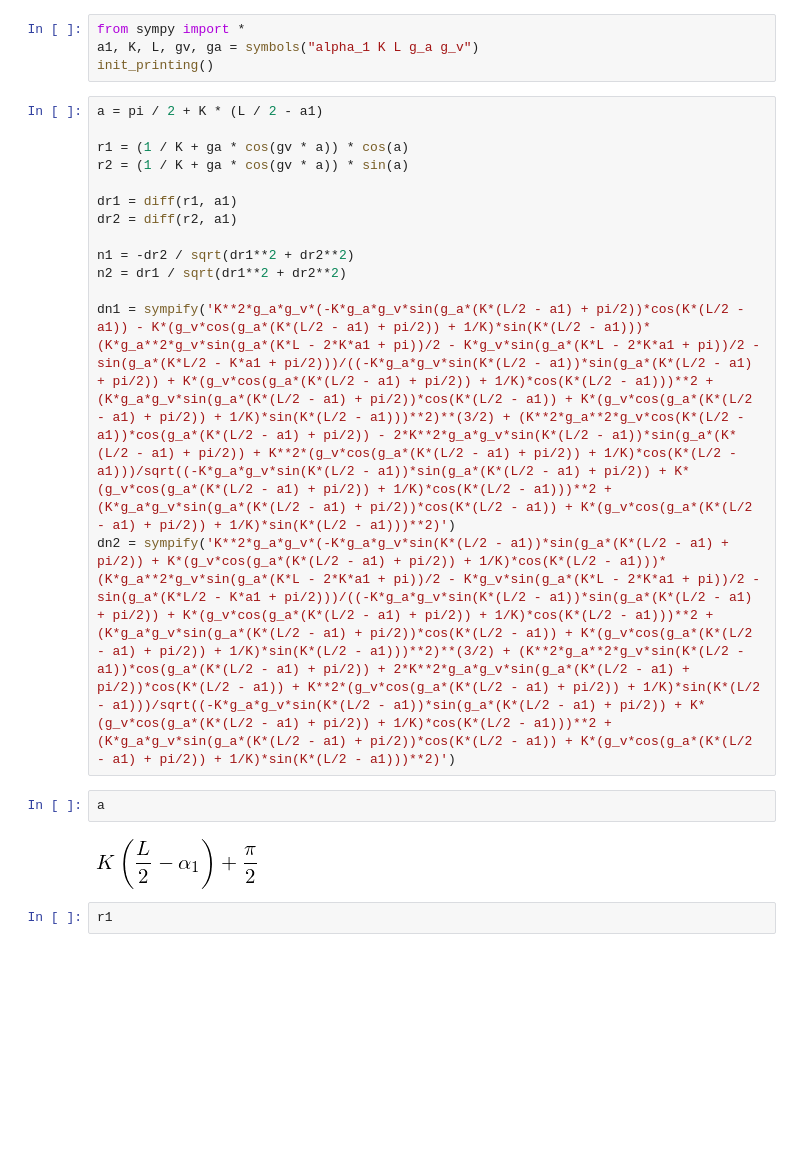
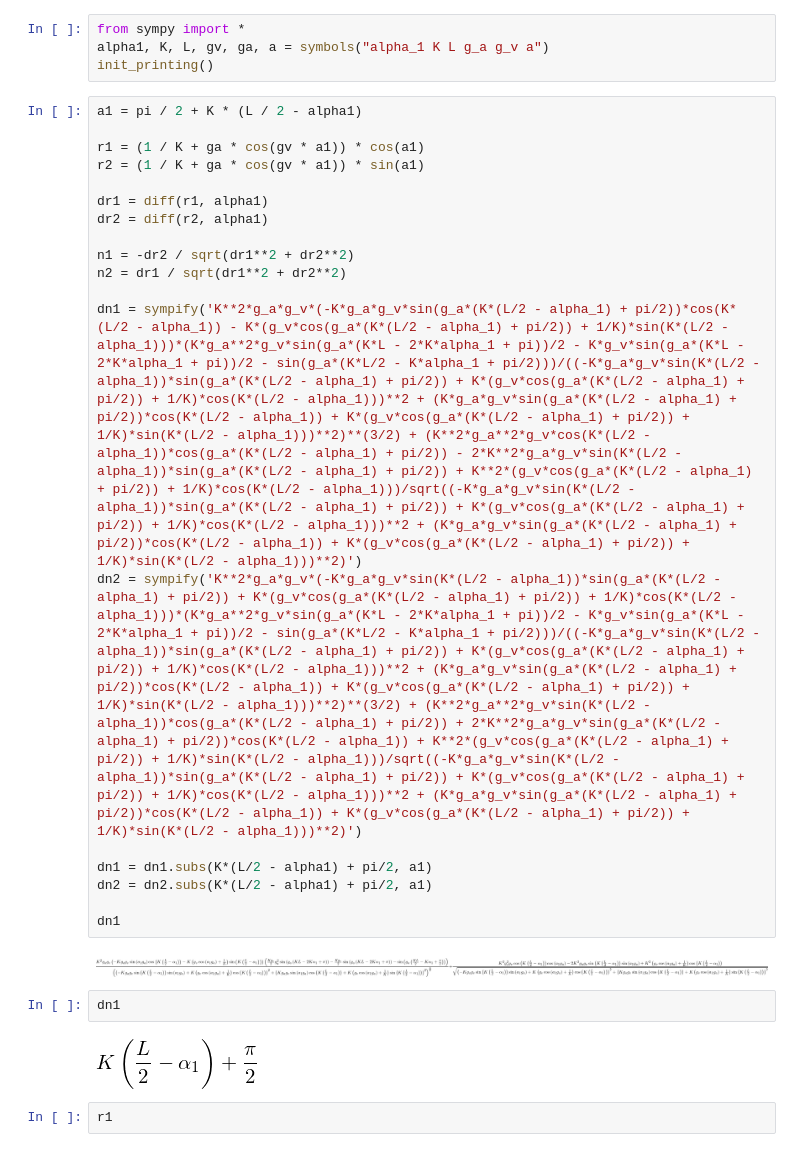
Before and after one commit to tarashor/vibrations, a Jupyter notebook: py2/New geometry.ipynb, the cells around one changed output. Cells and saved outputs as stored; diff of their text form; blank space fills up the shorter version.

Commit message:
renamed a1 to alpha1

```diff
--- a/py2/New geometry.ipynb
+++ b/py2/New geometry.ipynb
@@ -1,25 +1,32 @@
 # %%
 from sympy import *
-a1, K, L, gv, ga = symbols("alpha_1 K L g_a g_v")
+alpha1, K, L, gv, ga, a = symbols("alpha_1 K L g_a g_v a")
 init_printing()
 # %%
-a = pi / 2 + K * (L / 2 - a1)
+a1 = pi / 2 + K * (L / 2 - alpha1)
 
-r1 = (1 / K + ga * cos(gv * a)) * cos(a)
-r2 = (1 / K + ga * cos(gv * a)) * sin(a)
+r1 = (1 / K + ga * cos(gv * a1)) * cos(a1)
+r2 = (1 / K + ga * cos(gv * a1)) * sin(a1)
 
-dr1 = diff(r1, a1)
-dr2 = diff(r2, a1)
+dr1 = diff(r1, alpha1)
+dr2 = diff(r2, alpha1)
 
 n1 = -dr2 / sqrt(dr1**2 + dr2**2)
 n2 = dr1 / sqrt(dr1**2 + dr2**2)
 
-dn1 = sympify('K**2*g_a*g_v*(-K*g_a*g_v*sin(g_a*(K*(L/2 - a1) + pi/2))*cos(K*(L/2 - a1)) - K*(g_v*cos(g_a*(K*(L/2 - a1) + pi/2)) + 1/K)*sin(K*(L/2 - a1)))*(K*g_a**2*g_v*sin(g_a*(K*L - 2*K*a1 + pi))/2 - K*g_v*sin(g_a*(K*L - 2*K*a1 + pi))/2 - sin(g_a*(K*L/2 - K*a1 + pi/2)))/((-K*g_a*g_v*sin(K*(L/2 - a1))*sin(g_a*(K*(L/2 - a1) + pi/2)) + K*(g_v*cos(g_a*(K*(L/2 - a1) + pi/2)) + 1/K)*cos(K*(L/2 - a1)))**2 + (K*g_a*g_v*sin(g_a*(K*(L/2 - a1) + pi/2))*cos(K*(L/2 - a1)) + K*(g_v*cos(g_a*(K*(L/2 - a1) + pi/2)) + 1/K)*sin(K*(L/2 - a1)))**2)**(3/2) + (K**2*g_a**2*g_v*cos(K*(L/2 - a1))*cos(g_a*(K*(L/2 - a1) + pi/2)) - 2*K**2*g_a*g_v*sin(K*(L/2 - a1))*sin(g_a*(K*(L/2 - a1) + pi/2)) + K**2*(g_v*cos(g_a*(K*(L/2 - a1) + pi/2)) + 1/K)*cos(K*(L/2 - a1)))/sqrt((-K*g_a*g_v*sin(K*(L/2 - a1))*sin(g_a*(K*(L/2 - a1) + pi/2)) + K*(g_v*cos(g_a*(K*(L/2 - a1) + pi/2)) + 1/K)*cos(K*(L/2 - a1)))**2 + (K*g_a*g_v*sin(g_a*(K*(L/2 - a1) + pi/2))*cos(K*(L/2 - a1)) + K*(g_v*cos(g_a*(K*(L/2 - a1) + pi/2)) + 1/K)*sin(K*(L/2 - a1)))**2)')
-dn2 = sympify('K**2*g_a*g_v*(-K*g_a*g_v*sin(K*(L/2 - a1))*sin(g_a*(K*(L/2 - a1) + pi/2)) + K*(g_v*cos(g_a*(K*(L/2 - a1) + pi/2)) + 1/K)*cos(K*(L/2 - a1)))*(K*g_a**2*g_v*sin(g_a*(K*L - 2*K*a1 + pi))/2 - K*g_v*sin(g_a*(K*L - 2*K*a1 + pi))/2 - sin(g_a*(K*L/2 - K*a1 + pi/2)))/((-K*g_a*g_v*sin(K*(L/2 - a1))*sin(g_a*(K*(L/2 - a1) + pi/2)) + K*(g_v*cos(g_a*(K*(L/2 - a1) + pi/2)) + 1/K)*cos(K*(L/2 - a1)))**2 + (K*g_a*g_v*sin(g_a*(K*(L/2 - a1) + pi/2))*cos(K*(L/2 - a1)) + K*(g_v*cos(g_a*(K*(L/2 - a1) + pi/2)) + 1/K)*sin(K*(L/2 - a1)))**2)**(3/2) + (K**2*g_a**2*g_v*sin(K*(L/2 - a1))*cos(g_a*(K*(L/2 - a1) + pi/2)) + 2*K**2*g_a*g_v*sin(g_a*(K*(L/2 - a1) + pi/2))*cos(K*(L/2 - a1)) + K**2*(g_v*cos(g_a*(K*(L/2 - a1) + pi/2)) + 1/K)*sin(K*(L/2 - a1)))/sqrt((-K*g_a*g_v*sin(K*(L/2 - a1))*sin(g_a*(K*(L/2 - a1) + pi/2)) + K*(g_v*cos(g_a*(K*(L/2 - a1) + pi/2)) + 1/K)*cos(K*(L/2 - a1)))**2 + (K*g_a*g_v*sin(g_a*(K*(L/2 - a1) + pi/2))*cos(K*(L/2 - a1)) + K*(g_v*cos(g_a*(K*(L/2 - a1) + pi/2)) + 1/K)*sin(K*(L/2 - a1)))**2)')
+dn1 = sympify('K**2*g_a*g_v*(-K*g_a*g_v*sin(g_a*(K*(L/2 - alpha_1) + pi/2))*cos(K*(L/2 - alpha_1)) - K*(g_v*cos(g_a*(K*(L/2 - alpha_1) + pi/2)) + 1/K)*sin(K*(L/2 - alpha_1)))*(K*g_a**2*g_v*sin(g_a*(K*L - 2*K*alpha_1 + pi))/2 - K*g_v*sin(g_a*(K*L - 2*K*alpha_1 + pi))/2 - sin(g_a*(K*L/2 - K*alpha_1 + pi/2)))/((-K*g_a*g_v*sin(K*(L/2 - alpha_1))*sin(g_a*(K*(L/2 - alpha_1) + pi/2)) + K*(g_v*cos(g_a*(K*(L/2 - alpha_1) + pi/2)) + 1/K)*cos(K*(L/2 - alpha_1)))**2 + (K*g_a*g_v*sin(g_a*(K*(L/2 - alpha_1) + pi/2))*cos(K*(L/2 - alpha_1)) + K*(g_v*cos(g_a*(K*(L/2 - alpha_1) + pi/2)) + 1/K)*sin(K*(L/2 - alpha_1)))**2)**(3/2) + (K**2*g_a**2*g_v*cos(K*(L/2 - alpha_1))*cos(g_a*(K*(L/2 - alpha_1) + pi/2)) - 2*K**2*g_a*g_v*sin(K*(L/2 - alpha_1))*sin(g_a*(K*(L/2 - alpha_1) + pi/2)) + K**2*(g_v*cos(g_a*(K*(L/2 - alpha_1) + pi/2)) + 1/K)*cos(K*(L/2 - alpha_1)))/sqrt((-K*g_a*g_v*sin(K*(L/2 - alpha_1))*sin(g_a*(K*(L/2 - alpha_1) + pi/2)) + K*(g_v*cos(g_a*(K*(L/2 - alpha_1) + pi/2)) + 1/K)*cos(K*(L/2 - alpha_1)))**2 + (K*g_a*g_v*sin(g_a*(K*(L/2 - alpha_1) + pi/2))*cos(K*(L/2 - alpha_1)) + K*(g_v*cos(g_a*(K*(L/2 - alpha_1) + pi/2)) + 1/K)*sin(K*(L/2 - alpha_1)))**2)')
+dn2 = sympify('K**2*g_a*g_v*(-K*g_a*g_v*sin(K*(L/2 - alpha_1))*sin(g_a*(K*(L/2 - alpha_1) + pi/2)) + K*(g_v*cos(g_a*(K*(L/2 - alpha_1) + pi/2)) + 1/K)*cos(K*(L/2 - alpha_1)))*(K*g_a**2*g_v*sin(g_a*(K*L - 2*K*alpha_1 + pi))/2 - K*g_v*sin(g_a*(K*L - 2*K*alpha_1 + pi))/2 - sin(g_a*(K*L/2 - K*alpha_1 + pi/2)))/((-K*g_a*g_v*sin(K*(L/2 - alpha_1))*sin(g_a*(K*(L/2 - alpha_1) + pi/2)) + K*(g_v*cos(g_a*(K*(L/2 - alpha_1) + pi/2)) + 1/K)*cos(K*(L/2 - alpha_1)))**2 + (K*g_a*g_v*sin(g_a*(K*(L/2 - alpha_1) + pi/2))*cos(K*(L/2 - alpha_1)) + K*(g_v*cos(g_a*(K*(L/2 - alpha_1) + pi/2)) + 1/K)*sin(K*(L/2 - alpha_1)))**2)**(3/2) + (K**2*g_a**2*g_v*sin(K*(L/2 - alpha_1))*cos(g_a*(K*(L/2 - alpha_1) + pi/2)) + 2*K**2*g_a*g_v*sin(g_a*(K*(L/2 - alpha_1) + pi/2))*cos(K*(L/2 - alpha_1)) + K**2*(g_v*cos(g_a*(K*(L/2 - alpha_1) + pi/2)) + 1/K)*sin(K*(L/2 - alpha_1)))/sqrt((-K*g_a*g_v*sin(K*(L/2 - alpha_1))*sin(g_a*(K*(L/2 - alpha_1) + pi/2)) + K*(g_v*cos(g_a*(K*(L/2 - alpha_1) + pi/2)) + 1/K)*cos(K*(L/2 - alpha_1)))**2 + (K*g_a*g_v*sin(g_a*(K*(L/2 - alpha_1) + pi/2))*cos(K*(L/2 - alpha_1)) + K*(g_v*cos(g_a*(K*(L/2 - alpha_1) + pi/2)) + 1/K)*sin(K*(L/2 - alpha_1)))**2)')
+
+dn1 = dn1.subs(K*(L/2 - alpha1) + pi/2, a1)
+dn2 = dn2.subs(K*(L/2 - alpha1) + pi/2, a1)
+
+dn1
+# %% [output]
+[figure, added]
-# %%
-a
-# %% [output]
-[figure, removed]
+# %%
+dn1
+# %% [output]
+[figure, added]
 # %%
 r1
 # %% [output]
```
